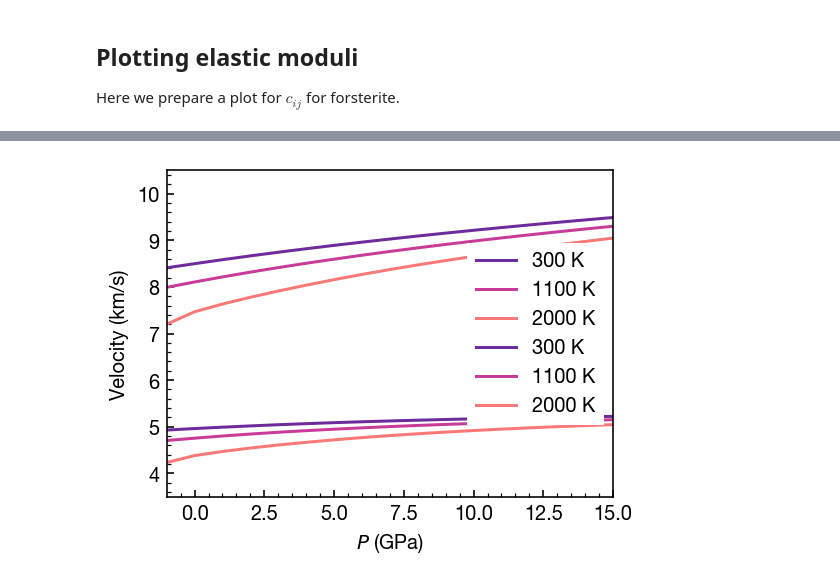
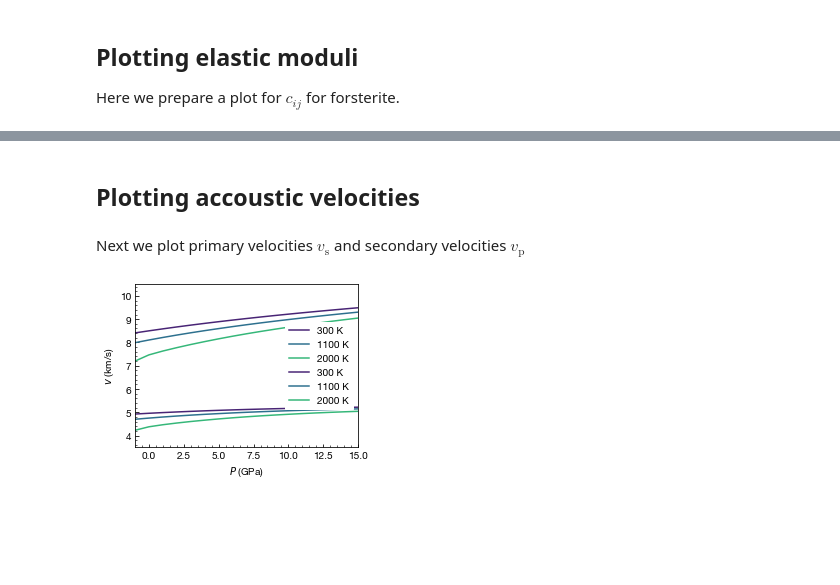
Before and after one commit to MineralsCloud/cij, a Jupyter notebook: docs/tutorial/plotting.ipynb, the cells around one changed output, grey strips where cells are left out. Drawn from its saved outputs; the diff is of its cells as text; code cells hidden in the pictures; blank space fills up the shorter version.

```diff
--- a/docs/tutorial/plotting.ipynb
+++ b/docs/tutorial/plotting.ipynb
@@ -29,0 +26,4 @@ cmap = matplotlib.cm.ScalarMappable(norm=norm, cmap=palette.mpl_colormap)
+# %%
+from cij.plot import color_x
+
+cmap = color_x(0, 3000)
@@ -42,21 +88,29 @@ p_indices = numpy.ones(calculator.qha_calculator.pressure_base.volumes.shape, dt
+# %% [markdown]
+## Plotting accoustic velocities
+# %% [markdown]
+Next we plot primary velocities $v_\text{s}$ and secondary velocities $v_\text{p}$
 # %%
 plt.figure(figsize=(4, 3))
 
 for velocity in [
     calculator.pressure_base.primary_velocities,
     calculator.pressure_base.secondary_velocities
 ]:
 
     for i in [3, 11, 20]:
         t = t_array[i]
-        plt.plot(p_array[p_indices[i,:]], velocity[i, p_indices[i,:]], label=f"{t} K", c=cmap.to_rgba(t))
+        plt.plot(
+            p_array[p_indices[i,:]],
+            velocity[i, p_indices[i,:]],
+            label=f"{t} K", c=cmap(t)
+        )
 
 plt.legend()
 plt.xlabel("$P$ (GPa)")
-plt.ylabel(r"Velocity (km/s)")
+plt.ylabel(r"$v$ (km/s)")
 plt.ylim(3.5, 10.5)
 plt.xlim(-1, 15)
 
 plt.show()
 # %% [output]
-[figure, old version]
+[figure, new version]
```
Also changed, not shown: parts of 5 cells of this notebook, 6 other files.
